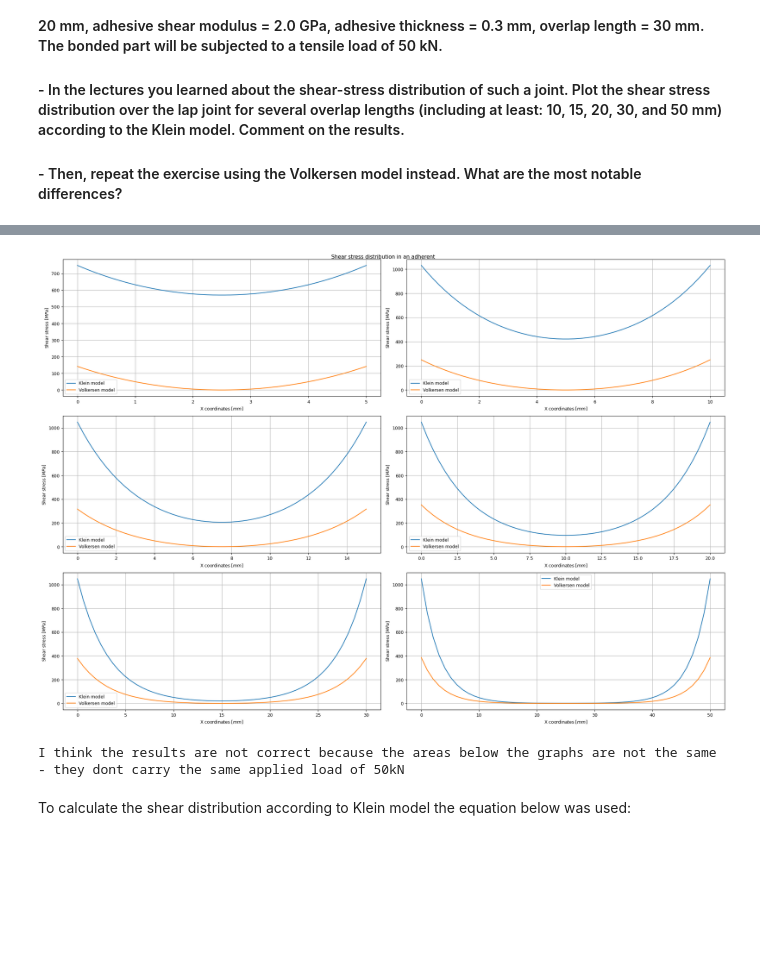
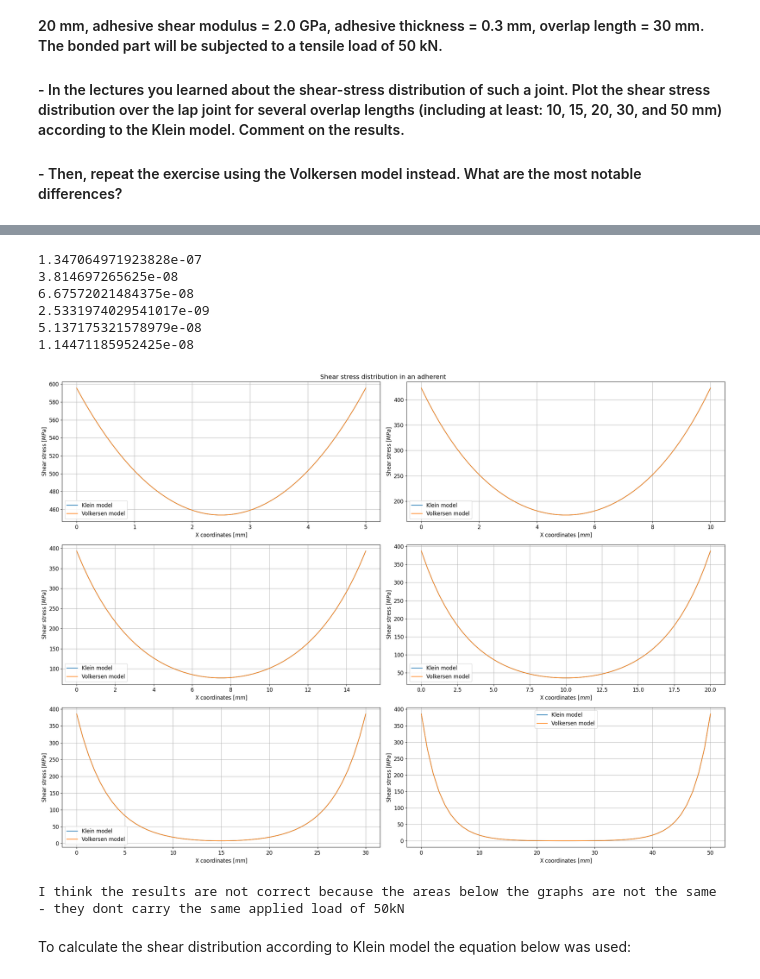
Before and after one commit to alberts2000/PCM, a Jupyter notebook: Notebook Joining Methods.ipynb, the cells around one changed output, grey strips where cells are left out. Cells and saved outputs as stored; diff of their text form; code cells hidden in the pictures; blank space fills up the shorter version.

Commit message:
Found some errors in 1.1, now the results look more reasonable BUT Klein is suspiciously similar to Volkersen

```diff
--- a/Notebook Joining Methods.ipynb
+++ b/Notebook Joining Methods.ipynb
@@ -40,7 +40,7 @@ def klein_model(N, Mat, F_applied):
     omega = np.sqrt((G_kl * (E1 * t1 + E2 * t2) * lu ** 2) / (E1 * t1 * E2 * t2 * d))
 
     # Coeffs k used to split up the equation and make it more readable
-    k1 = omega * tau_mean / (beta + 2) / (np.cosh(omega - 1))
+    k1 = omega * tau_mean / (beta + 2) / (np.cosh(omega) - 1)
     k2 = np.sinh(omega * (1 - x_array / lu))
     k3 = (beta + 1) * np.sinh(omega * x_array / lu)
     return x_array, k1 * (k2 + k3)
@@ -55,44 +55,50 @@ def volkersen_model(N, Mat, F_applied):
 
     omega = np.sqrt(G_kl / E / t1 / d * (1 + t1 / t2))
 
-    taux = F_applied * omega / 2 / b * (np.cosh(omega * x_array)-1) / np.sinh(omega * lu / 2) + (t1 - t2) / (t1 + t2) * omega * lu / 2 * np.sinh(omega * x_array) / np.cosh(omega * lu / 2)
+    taux = F_applied * omega / 2 / b * (np.cosh(omega * x_array)) / np.sinh(omega * lu / 2) + (t1 - t2) / (t1 + t2) * omega * lu / 2 * np.sinh(omega * x_array) / np.cosh(omega * lu / 2)
     return x_array+lu/2, taux
 
 
 F = 50e3
 N = 50
 lengths = np.array([5, 10, 15, 20, 30, 50]) * 1e-3
 
 w = 3
 h = 2
-fig, axs = plt.subplots(w, h, figsize=(20, 14))
-matplotlib.rc('font', **{'size': 9})
+fig, axs = plt.subplots(w, h, figsize=(22, 16))
+matplotlib.rc('font', **{'size': 12})
 fig.suptitle("Shear stress distribution in an adherent")
 
 
 for idx, length in enumerate(lengths):
     Mat1 = Material(t1=2e-3, t2=2e-3, b=20e-3, E1=70e9, E2=70e9, G_kl=2e9, d=0.3e-3, lu=length)
 
     xs, taux_klein = klein_model(N, Mat1, F)
     xs, taux_volk = volkersen_model(N, Mat1, F)
 
     idx1 = idx % h
     idx2 = int(idx / h)
 
     axs[idx2][idx1].plot(xs * 1e3, taux_klein / 1e6, label="Klein model")
     axs[idx2][idx1].plot(xs * 1e3, taux_volk / 1e6, label="Volkersen model")
     axs[idx2][idx1].set_xlabel(r"X coordinates $[mm]$")
     axs[idx2][idx1].set_ylabel(r"Shear stress $[MPa]$")
     axs[idx2][idx1].legend()
     axs[idx2][idx1].grid()
 
 fig.tight_layout()
 plt.show()
 
 print("I think the results are not correct because the areas below the graphs are not the same - they dont carry the same applied load of 50kN")
 # %% [output]
+1.347064971923828e-07
+3.814697265625e-08
+6.67572021484375e-08
+2.5331974029541017e-09
+5.137175321578979e-08
+1.14471185952425e-08
-[figure, old version]
+[figure, new version]
-I think the results are not correct because the areas below the graphs are not the same - they dont carry the same applied load of 50kN
+I think the results are not correct because the areas below the graphs are not the same - they dont carry the same applied load of 50kN
 # %% [markdown]
 To calculate the shear distribution according to Klein model the equation below was used:
 # %% [markdown]
```
